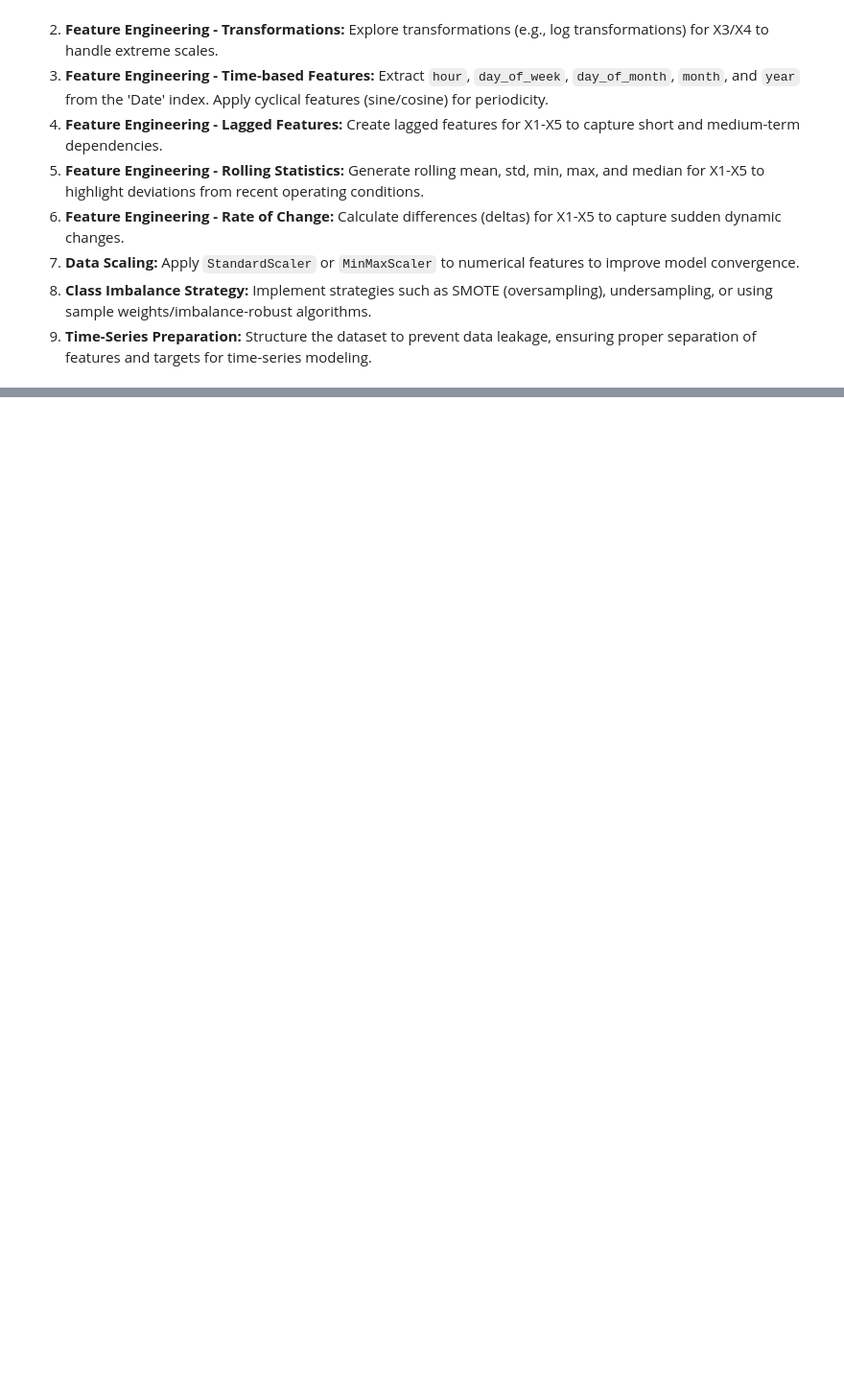
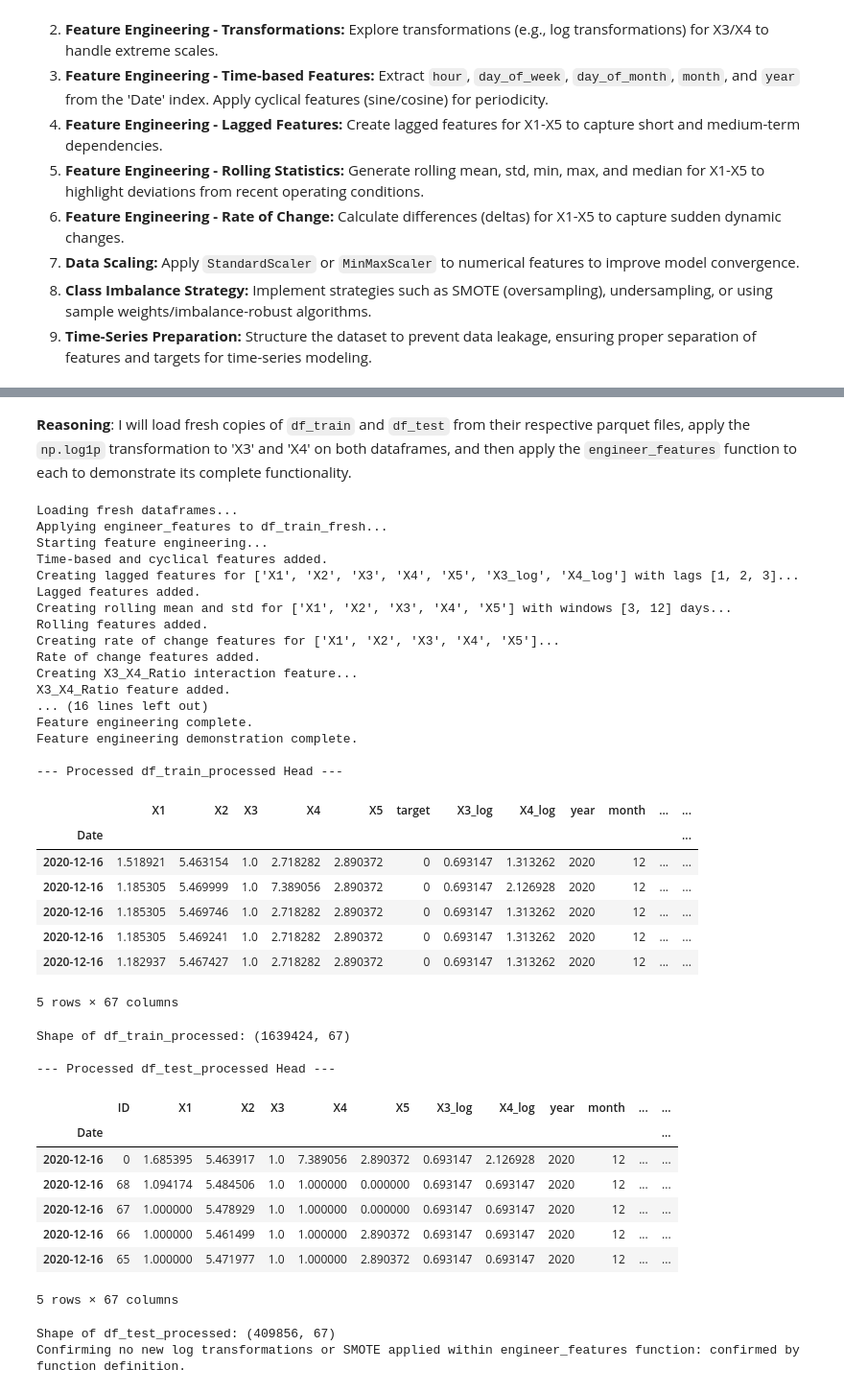
Before and after one commit to Rohanrathod7/Kaggle_Notebooks, a Jupyter notebook: anaverse/raw_01.ipynb, the cells around one changed output, grey strips where cells are left out. Shown at 96% size. Drawn from its saved outputs; the diff is of its cells as text; code cells hidden in the pictures; blank space fills up the shorter version.

```diff
--- a/anaverse/raw_01.ipynb
+++ b/anaverse/raw_01.ipynb
@@ -655,0 +776,71 @@ plt.show()
+# %% [markdown]
+**Reasoning**:
+I will load fresh copies of `df_train` and `df_test` from their respective parquet files, apply the `np.log1p` transformation to 'X3' and 'X4' on both dataframes, and then apply the `engineer_features` function to each to demonstrate its complete functionality.
+# %%
+print("Loading fresh dataframes...")
+# Load fresh copies of the dataframes
+df_train_fresh = pd.read_parquet(train_path)
+df_test_fresh = pd.read_parquet(test_path)
+
+# Apply log1p transformation to 'X3' and 'X4' on the fresh dataframes (outside engineer_features function)
+df_train_fresh['X3_log'] = np.log1p(df_train_fresh['X3'])
+df_train_fresh['X4_log'] = np.log1p(df_train_fresh['X4'])
+df_test_fresh['X3_log'] = np.log1p(df_test_fresh['X3'])
+df_test_fresh['X4_log'] = np.log1p(df_test_fresh['X4'])
+
+print("Applying engineer_features to df_train_fresh...")
+df_train_processed = engineer_features(df_train_fresh.copy())
+
+print("Applying engineer_features to df_test_fresh...")
+df_test_processed = engineer_features(df_test_fresh.copy())
+
+print("Feature engineering demonstration complete.")
+
+print("\n--- Processed df_train_processed Head ---")
+display(df_train_processed.head())
+print("Shape of df_train_processed:", df_train_processed.shape)
+
+print("\n--- Processed df_test_processed Head ---")
+display(df_test_processed.head())
+print("Shape of df_test_processed:", df_test_processed.shape)
+
+print("Confirming no new log transformations or SMOTE applied within engineer_features function: confirmed by function definition.")
+# %% [output]
+Loading fresh dataframes...
+Applying engineer_features to df_train_fresh...
+Starting feature engineering...
+Time-based and cyclical features added.
+Creating lagged features for ['X1', 'X2', 'X3', 'X4', 'X5', 'X3_log', 'X4_log'] with lags [1, 2, 3]...
+Lagged features added.
+Creating rolling mean and std for ['X1', 'X2', 'X3', 'X4', 'X5'] with windows [3, 12] days...
+Rolling features added.
+Creating rate of change features for ['X1', 'X2', 'X3', 'X4', 'X5']...
+Rate of change features added.
+Creating X3_X4_Ratio interaction feature...
+X3_X4_Ratio feature added.
+... (16 lines left out)
+Feature engineering complete.
+Feature engineering demonstration complete.
+
+--- Processed df_train_processed Head ---
+|  | X1 | X2 | X3 | X4 | X5 | target | X3_log | X4_log | year | month | ... | ... |
+| Date |  |  |  |  |  |  |  |  |  |  |  | ... |
+| 2020-12-16 | 1.518921 | 5.463154 | 1.0 | 2.718282 | 2.890372 | 0 | 0.693147 | 1.313262 | 2020 | 12 | ... | ... |
+| 2020-12-16 | 1.185305 | 5.469999 | 1.0 | 7.389056 | 2.890372 | 0 | 0.693147 | 2.126928 | 2020 | 12 | ... | ... |
+| 2020-12-16 | 1.185305 | 5.469746 | 1.0 | 2.718282 | 2.890372 | 0 | 0.693147 | 1.313262 | 2020 | 12 | ... | ... |
+| 2020-12-16 | 1.185305 | 5.469241 | 1.0 | 2.718282 | 2.890372 | 0 | 0.693147 | 1.313262 | 2020 | 12 | ... | ... |
+| 2020-12-16 | 1.182937 | 5.467427 | 1.0 | 2.718282 | 2.890372 | 0 | 0.693147 | 1.313262 | 2020 | 12 | ... | ... |
+5 rows × 67 columns
+Shape of df_train_processed: (1639424, 67)
+
+--- Processed df_test_processed Head ---
+|  | ID | X1 | X2 | X3 | X4 | X5 | X3_log | X4_log | year | month | ... | ... |
+| Date |  |  |  |  |  |  |  |  |  |  |  | ... |
+| 2020-12-16 | 0 | 1.685395 | 5.463917 | 1.0 | 7.389056 | 2.890372 | 0.693147 | 2.126928 | 2020 | 12 | ... | ... |
+| 2020-12-16 | 68 | 1.094174 | 5.484506 | 1.0 | 1.000000 | 0.000000 | 0.693147 | 0.693147 | 2020 | 12 | ... | ... |
+| 2020-12-16 | 67 | 1.000000 | 5.478929 | 1.0 | 1.000000 | 0.000000 | 0.693147 | 0.693147 | 2020 | 12 | ... | ... |
+| 2020-12-16 | 66 | 1.000000 | 5.461499 | 1.0 | 1.000000 | 2.890372 | 0.693147 | 0.693147 | 2020 | 12 | ... | ... |
+| 2020-12-16 | 65 | 1.000000 | 5.471977 | 1.0 | 1.000000 | 2.890372 | 0.693147 | 0.693147 | 2020 | 12 | ... | ... |
+5 rows × 67 columns
+Shape of df_test_processed: (409856, 67)
+Confirming no new log transformations or SMOTE applied within engineer_features function: confirmed by function definition.
```
Also changed, not shown: parts of 50 cells of this notebook.
